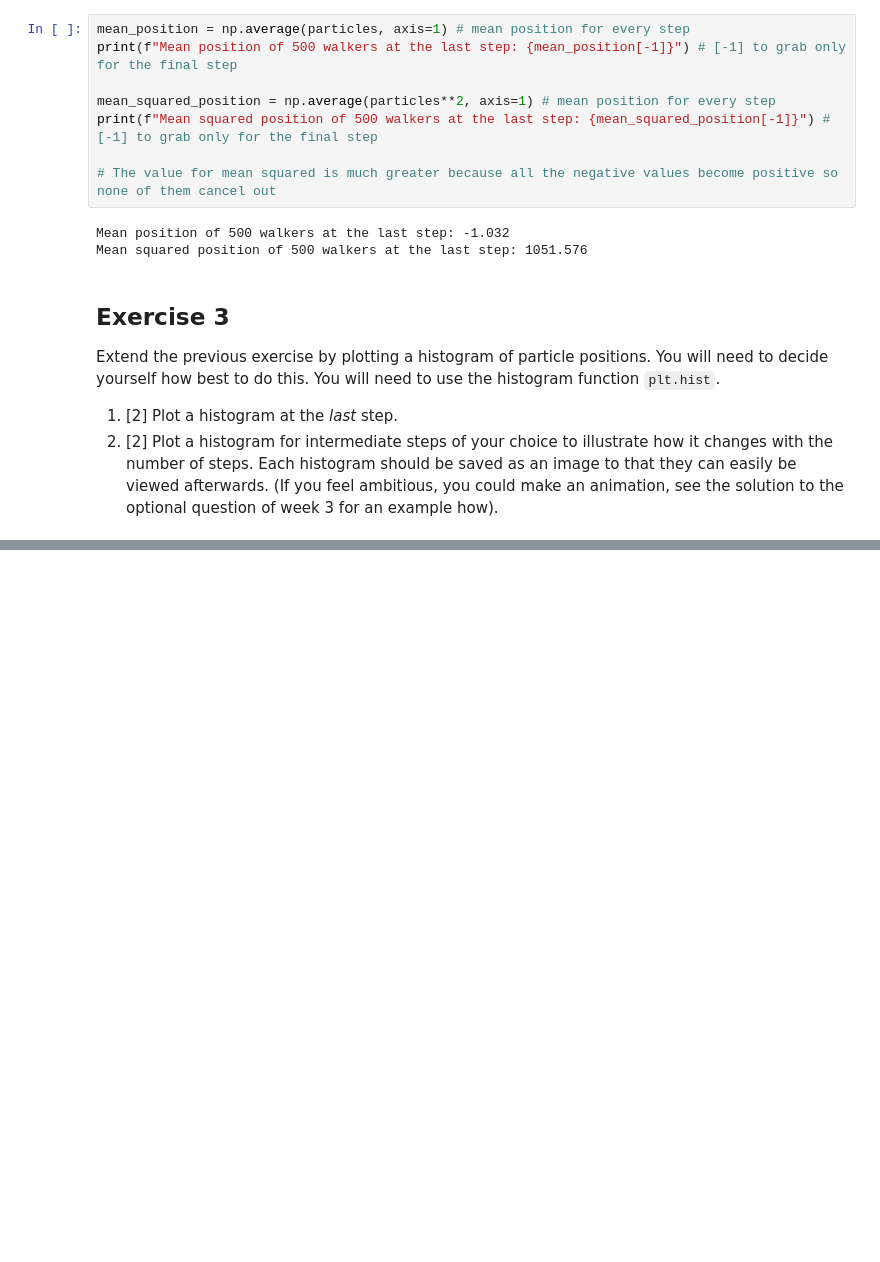
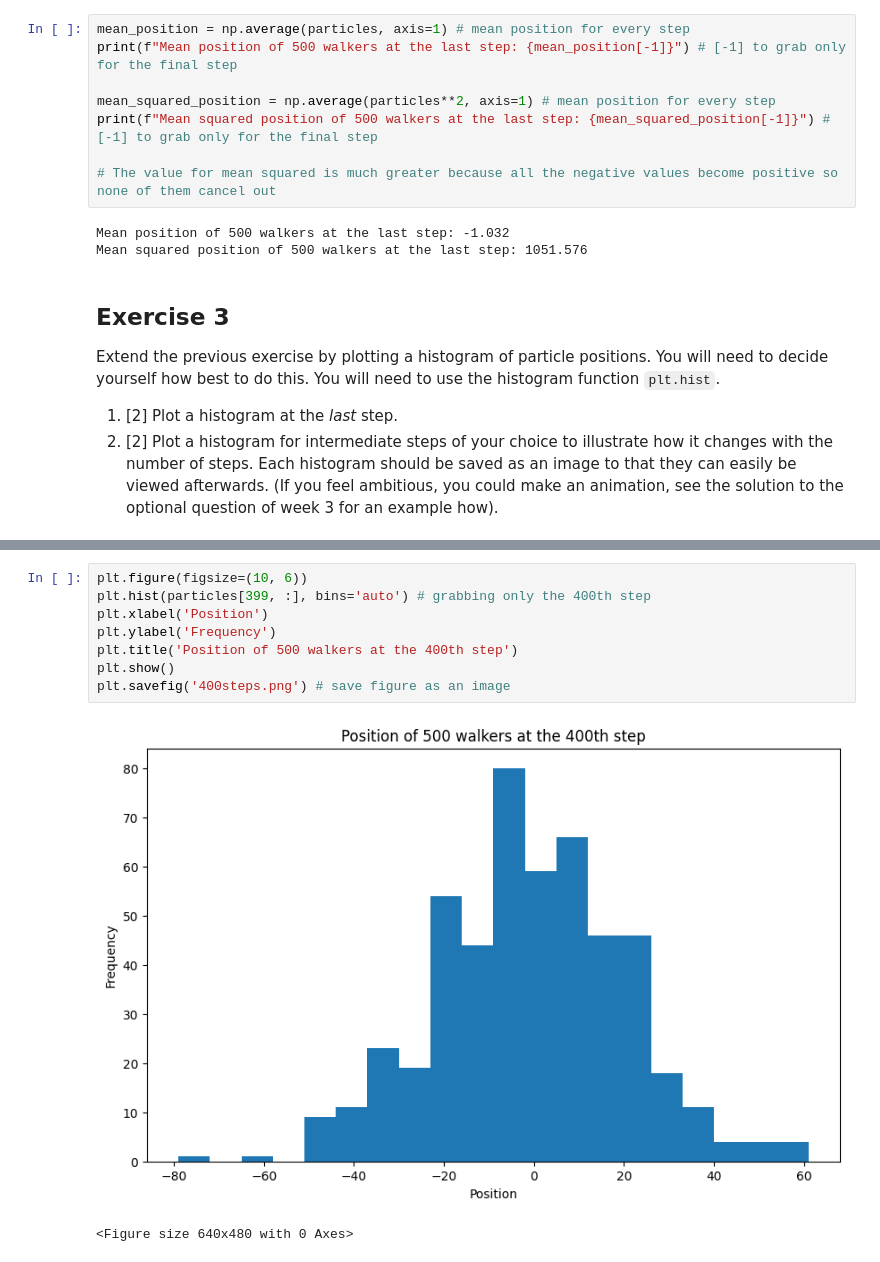
Before and after one commit to PX2145-2025/week-7-b-Finlay-Hall, a Jupyter notebook: Random_walk.ipynb, the cells around one changed output, grey strips where cells are left out. Drawn from its saved outputs; the diff is of its cells as text; blank space fills up the shorter version.

```diff
--- a/Random_walk.ipynb
+++ b/Random_walk.ipynb
@@ -183,0 +195,11 @@ Extend the previous exercise by plotting a histogram of particle positions. You
+# %%
+plt.figure(figsize=(10, 6))
+plt.hist(particles[399, :], bins='auto') # grabbing only the 400th step
+plt.xlabel('Position')
+plt.ylabel('Frequency')
+plt.title('Position of 500 walkers at the 400th step')
+plt.show()
+plt.savefig('400steps.png') # save figure as an image
+# %% [output]
+[figure, added]
+<Figure size 640x480 with 0 Axes>
```
Also changed, not shown: parts of 5 cells of this notebook.
